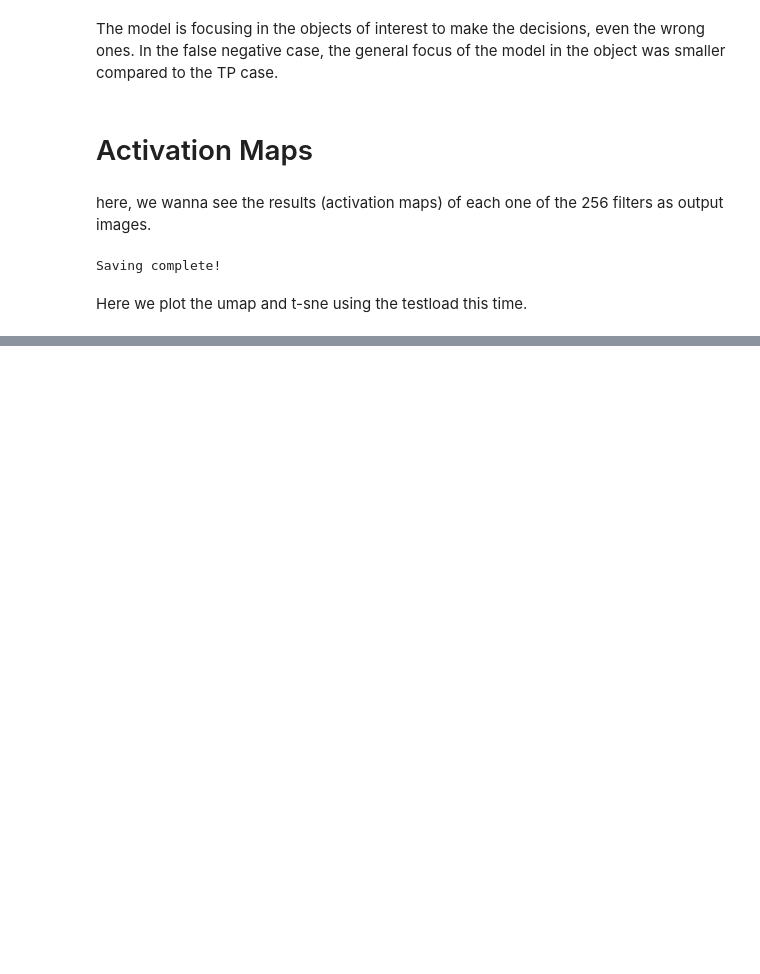
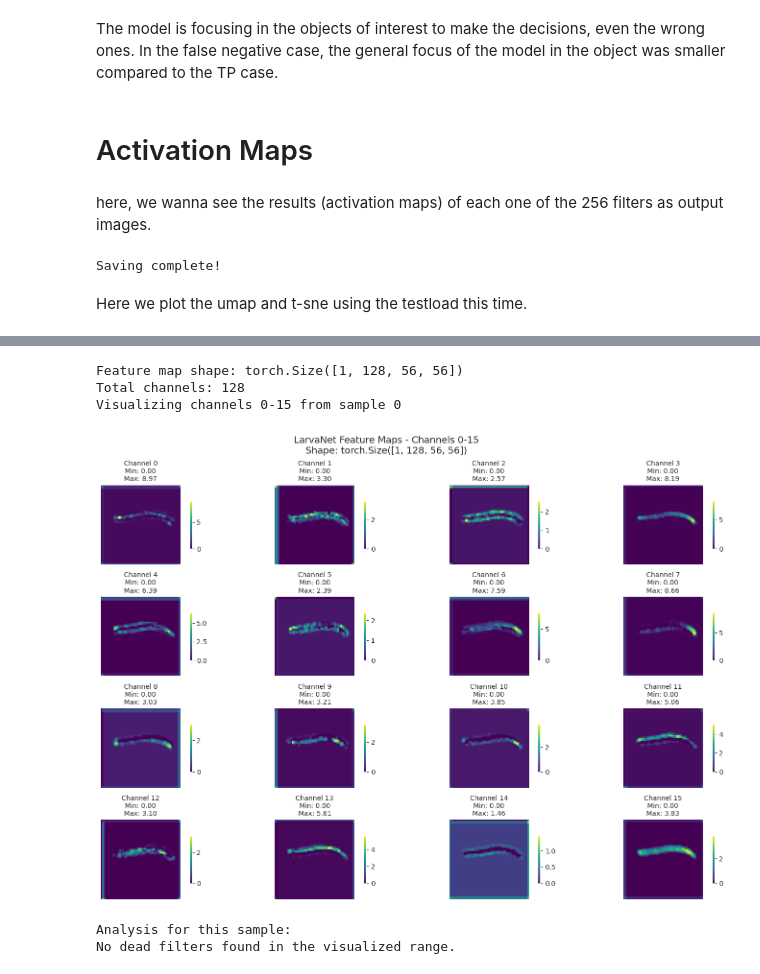
Before and after one commit to kdunorat/CNN-larvae, a Jupyter notebook: cnn_larvae.ipynb, the cells around one changed output, grey strips where cells are left out. Saved outputs shown, nothing was run; the diff lists cells and outputs as text; code cells hidden in the pictures; blank space fills up the shorter version.

```diff
--- a/cnn_larvae.ipynb
+++ b/cnn_larvae.ipynb
@@ -975,0 +957,3 @@ clusters parecem bem sobrepostos, principalmente na saída da última camada de
+# %%
+model_v2 = LarvaNet(input_shape, nclasses, channels=[32, 128]).to(device)
+summary(model_v2, input_shape)
@@ -975,0 +1144,10 @@ clusters parecem bem sobrepostos, principalmente na saída da última camada de
+# %%
+featmap = get_larvanet_feature_map(model_v2,target_image)
+visualize_larvae_features(featmap, max_channels=16, start_channel=0)
+# %% [output]
+Feature map shape: torch.Size([1, 128, 56, 56])
+Total channels: 128
+Visualizing channels 0-15 from sample 0
+[figure, added]
+Analysis for this sample:
+No dead filters found in the visualized range.
```
Also changed, not shown: parts of 36 cells of this notebook, 1 other file.
